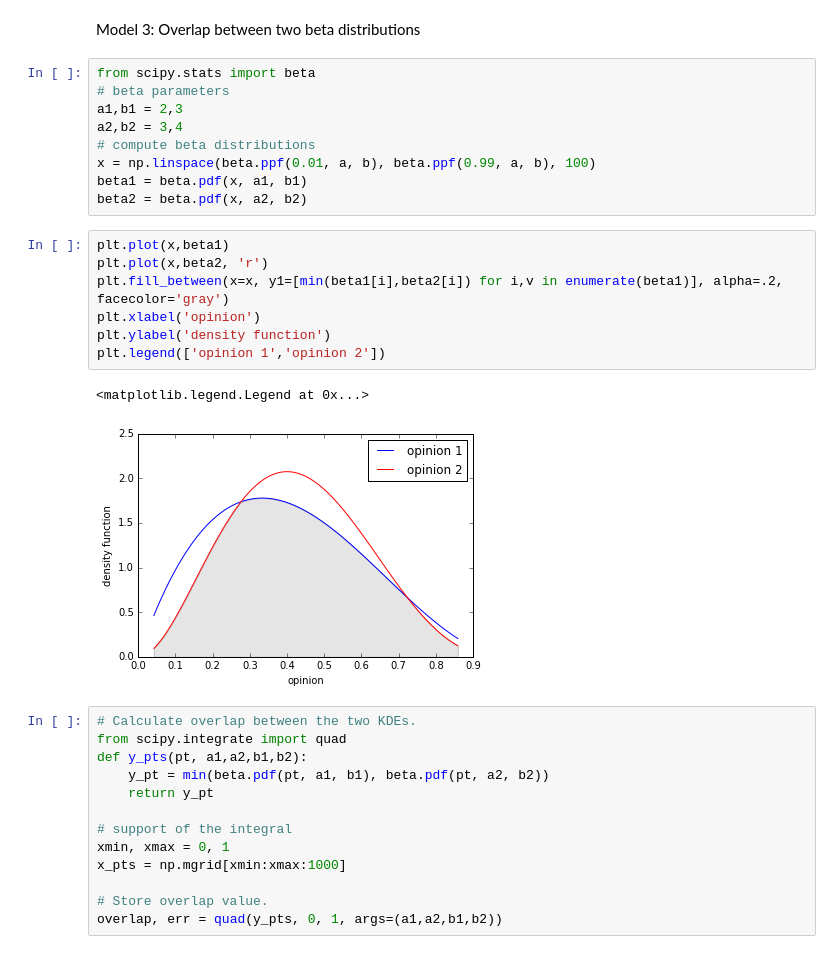
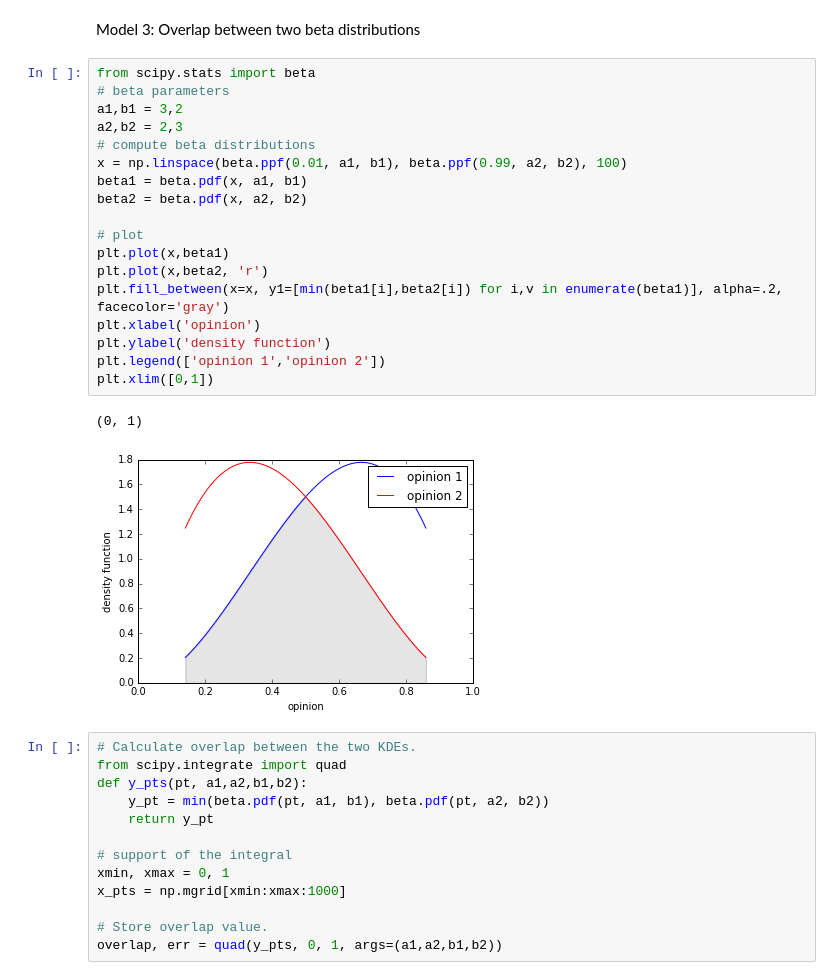
Before and after one commit to chri4354/kerosene_cans, a Jupyter notebook: model.ipynb, the cells around one changed output. Cells and saved outputs as stored; diff of their text form.

```diff
--- a/model.ipynb
+++ b/model.ipynb
@@ -90,22 +90,24 @@ Model 3: Overlap between two beta distributions
 # %%
 from scipy.stats import beta
 # beta parameters
-a1,b1 = 2,3
-a2,b2 = 3,4
+a1,b1 = 3,2
+a2,b2 = 2,3
 # compute beta distributions
-x = np.linspace(beta.ppf(0.01, a, b), beta.ppf(0.99, a, b), 100)
+x = np.linspace(beta.ppf(0.01, a1, b1), beta.ppf(0.99, a2, b2), 100)
 beta1 = beta.pdf(x, a1, b1)
 beta2 = beta.pdf(x, a2, b2)
+
+# plot
+plt.plot(x,beta1)
+plt.plot(x,beta2, 'r')
+plt.fill_between(x=x, y1=[min(beta1[i],beta2[i]) for i,v in enumerate(beta1)], alpha=.2, facecolor='gray')
+plt.xlabel('opinion')
+plt.ylabel('density function')
+plt.legend(['opinion 1','opinion 2'])
+plt.xlim([0,1])
+# %% [output]
+(0, 1)
+[figure, added]
-# %%
-plt.plot(x,beta1)
-plt.plot(x,beta2, 'r')
-plt.fill_between(x=x, y1=[min(beta1[i],beta2[i]) for i,v in enumerate(beta1)], alpha=.2, facecolor='gray')
-plt.xlabel('opinion')
-plt.ylabel('density function')
-plt.legend(['opinion 1','opinion 2'])
-# %% [output]
-<matplotlib.legend.Legend at 0x...>
-[figure, removed]
 # %%
 # Calculate overlap between the two KDEs.
 from scipy.integrate import quad
```
Also changed, not shown: parts of 5 cells of this notebook.
